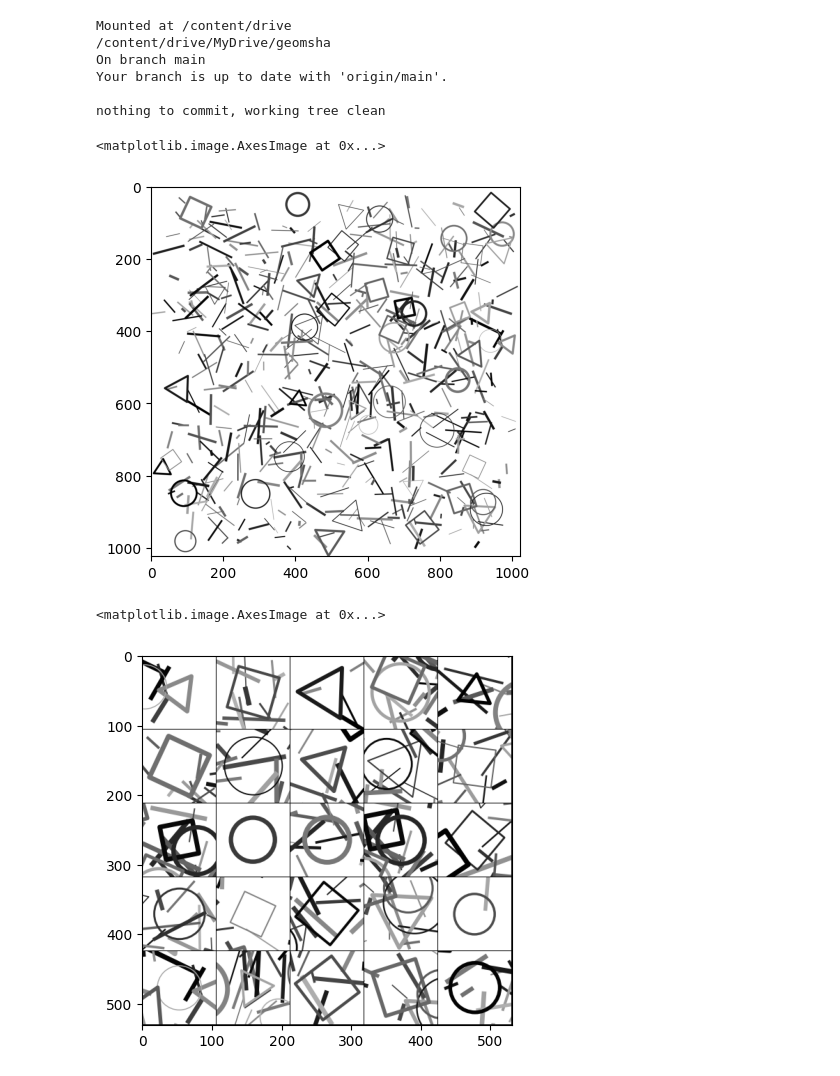
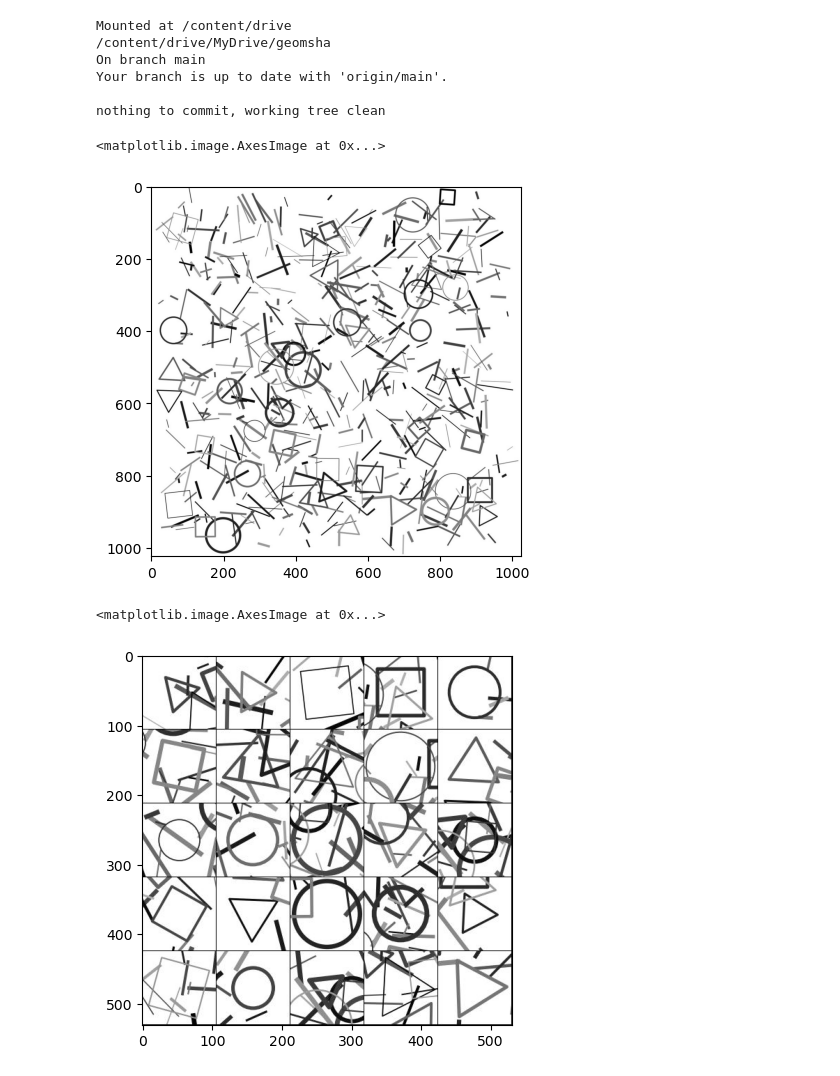
Before and after one commit to jkcas22/shape-recognition, a Jupyter notebook: data.ipynb, the cells around one changed output. Cells and saved outputs as stored; diff of their text form; code cells hidden in the pictures.

Commit message:
generate data into seperate folders

```diff
--- a/data.ipynb
+++ b/data.ipynb
@@ -28,7 +28,8 @@ from utils.helpers import gen_grid_image
 
 rnd=np.random.default_rng(31)
 # %%
-num_images=2
+folder=["train","validate","test"]
+num_images=[10,5,2]
 
 num_shapes=50
 max_radius=1/20
@@ -69,35 +62,32 @@ np.savez_compressed('data/data.npz', images=images, labels=labels, details=detai
 # %%
-loaded  = np.load('data/data.npz')
-images = loaded['images']
-labels = loaded['labels']
+pick = folder[0]+"/"+folder[0]+f"{0:04d}"
+
+loaded  = np.load("data/"+pick+".npz")
+image = loaded['image']
+shapes = loaded['shapes']
 details = loaded['details']
 boxes = loaded['boxes']
 # %%
-image=images[0]
-
 fig = plt.figure(figsize=(image.shape[1],image.shape[0]),dpi=1)
 fig.figimage(image, cmap='gray')
-fig.savefig('data/tmp_image.png')
+fig.savefig('data/tmp_image.jpg')
 plt.close()
 
-plt.imshow(mpimg.imread('data/tmp_image.png'))
+plt.imshow(mpimg.imread('data/tmp_image.jpg'))
 # %% [output]
 <matplotlib.image.AxesImage at 0x...>
-[figure, old version]
+[figure, new version]
 # %%
-image=images[0]
-detail=details[0]
-
 grid = (5,5)
-grid_image, grid_pos = gen_grid_image(detail, grid)
+grid_image, grid_pos = gen_grid_image(details, grid)
 
 fig = plt.figure(figsize=(grid_image.shape[1],grid_image.shape[0]),dpi=1)
 fig.figimage(grid_image, cmap='gray')
-fig.savefig('data/tmp_grid.png')
+fig.savefig('data/tmp_grid.jpg')
 plt.close()
 
-plt.imshow(mpimg.imread('data/tmp_grid.png'))
+plt.imshow(mpimg.imread('data/tmp_grid.jpg'))
 # %% [output]
 <matplotlib.image.AxesImage at 0x...>
-[figure, old version]
+[figure, new version]
 # %%
```
Also changed, not shown: parts of 3 cells of this notebook.
